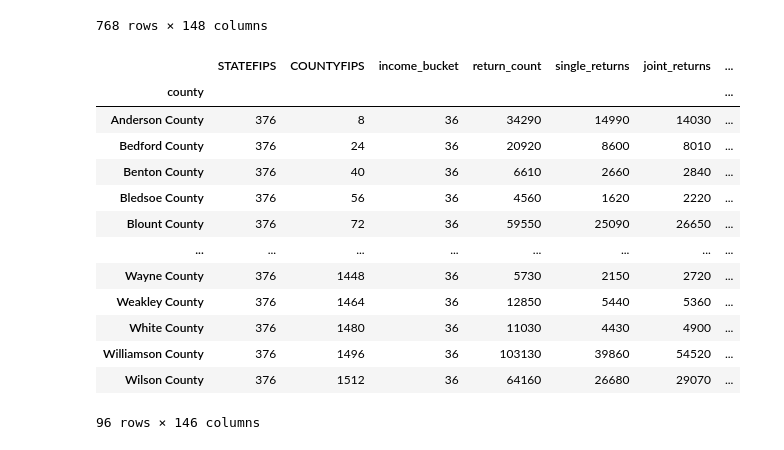
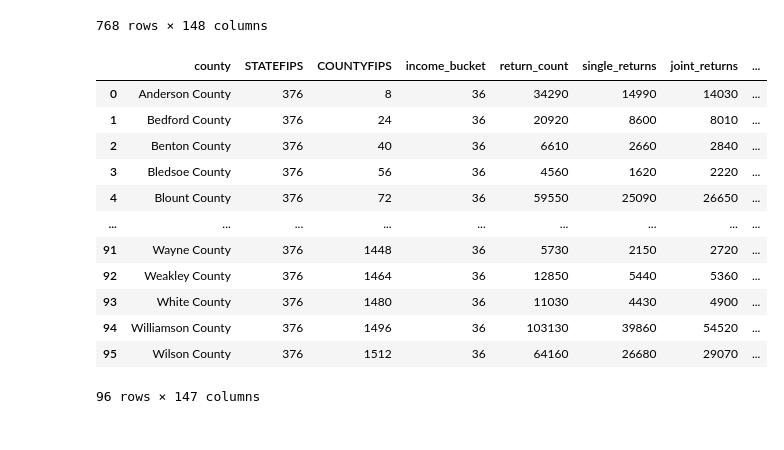
Before and after one commit to vngwa/data-science-essentials-3, a Jupyter notebook: notebooks/Week_1.ipynb, the cells around one changed output. Cells and saved outputs as stored; diff of their text form; code cells hidden in the pictures.

```diff
--- a/notebooks/Week_1.ipynb
+++ b/notebooks/Week_1.ipynb
@@ -353,19 +353,18 @@ income_dict_map
 | 20519 | 47 | TN | 189 | Wilson County | $200,000 or more | 2370 | 180 | 2130 | ... |
 768 rows × 148 columns
 # %%
-TN_INCOME.groupby('county').sum()
+TN_INCOME.groupby('county').sum().reset_index()
 # %% [output]
-|  | STATEFIPS | COUNTYFIPS | income_bucket | return_count | single_returns | joint_returns | ... |
-| county |  |  |  |  |  |  | ... |
-| Anderson County | 376 | 8 | 36 | 34290 | 14990 | 14030 | ... |
-| Bedford County | 376 | 24 | 36 | 20920 | 8600 | 8010 | ... |
-| Benton County | 376 | 40 | 36 | 6610 | 2660 | 2840 | ... |
-| Bledsoe County | 376 | 56 | 36 | 4560 | 1620 | 2220 | ... |
-| Blount County | 376 | 72 | 36 | 59550 | 25090 | 26650 | ... |
-| ... | ... | ... | ... | ... | ... | ... | ... |
-| Wayne County | 376 | 1448 | 36 | 5730 | 2150 | 2720 | ... |
-| Weakley County | 376 | 1464 | 36 | 12850 | 5440 | 5360 | ... |
-| White County | 376 | 1480 | 36 | 11030 | 4430 | 4900 | ... |
-| Williamson County | 376 | 1496 | 36 | 103130 | 39860 | 54520 | ... |
-| Wilson County | 376 | 1512 | 36 | 64160 | 26680 | 29070 | ... |
+|  | county | STATEFIPS | COUNTYFIPS | income_bucket | return_count | single_returns | joint_returns | ... |
+| 0 | Anderson County | 376 | 8 | 36 | 34290 | 14990 | 14030 | ... |
+| 1 | Bedford County | 376 | 24 | 36 | 20920 | 8600 | 8010 | ... |
+| 2 | Benton County | 376 | 40 | 36 | 6610 | 2660 | 2840 | ... |
+| 3 | Bledsoe County | 376 | 56 | 36 | 4560 | 1620 | 2220 | ... |
+| 4 | Blount County | 376 | 72 | 36 | 59550 | 25090 | 26650 | ... |
+| ... | ... | ... | ... | ... | ... | ... | ... | ... |
+| 91 | Wayne County | 376 | 1448 | 36 | 5730 | 2150 | 2720 | ... |
+| 92 | Weakley County | 376 | 1464 | 36 | 12850 | 5440 | 5360 | ... |
+| 93 | White County | 376 | 1480 | 36 | 11030 | 4430 | 4900 | ... |
+| 94 | Williamson County | 376 | 1496 | 36 | 103130 | 39860 | 54520 | ... |
+| 95 | Wilson County | 376 | 1512 | 36 | 64160 | 26680 | 29070 | ... |
-96 rows × 146 columns
+96 rows × 147 columns
```
Also changed, not shown: parts of 24 cells of this notebook.
